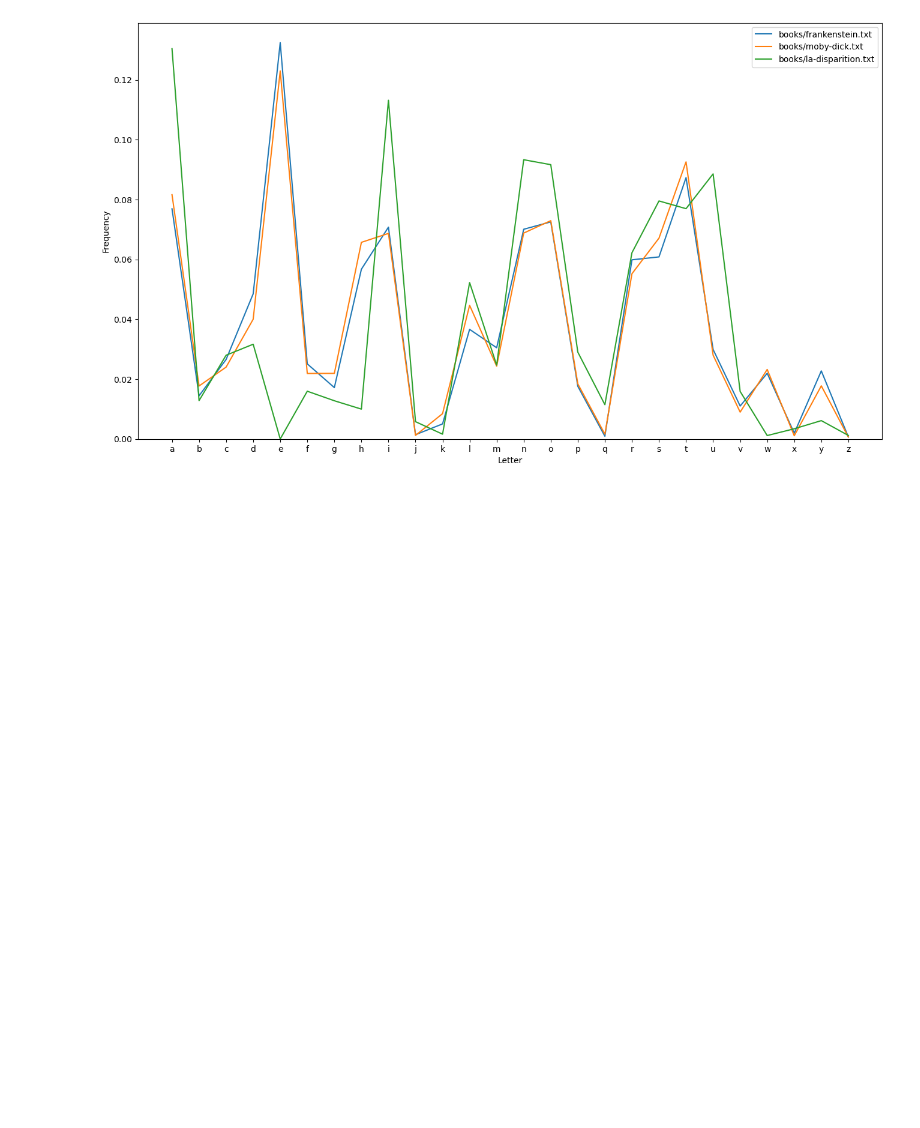
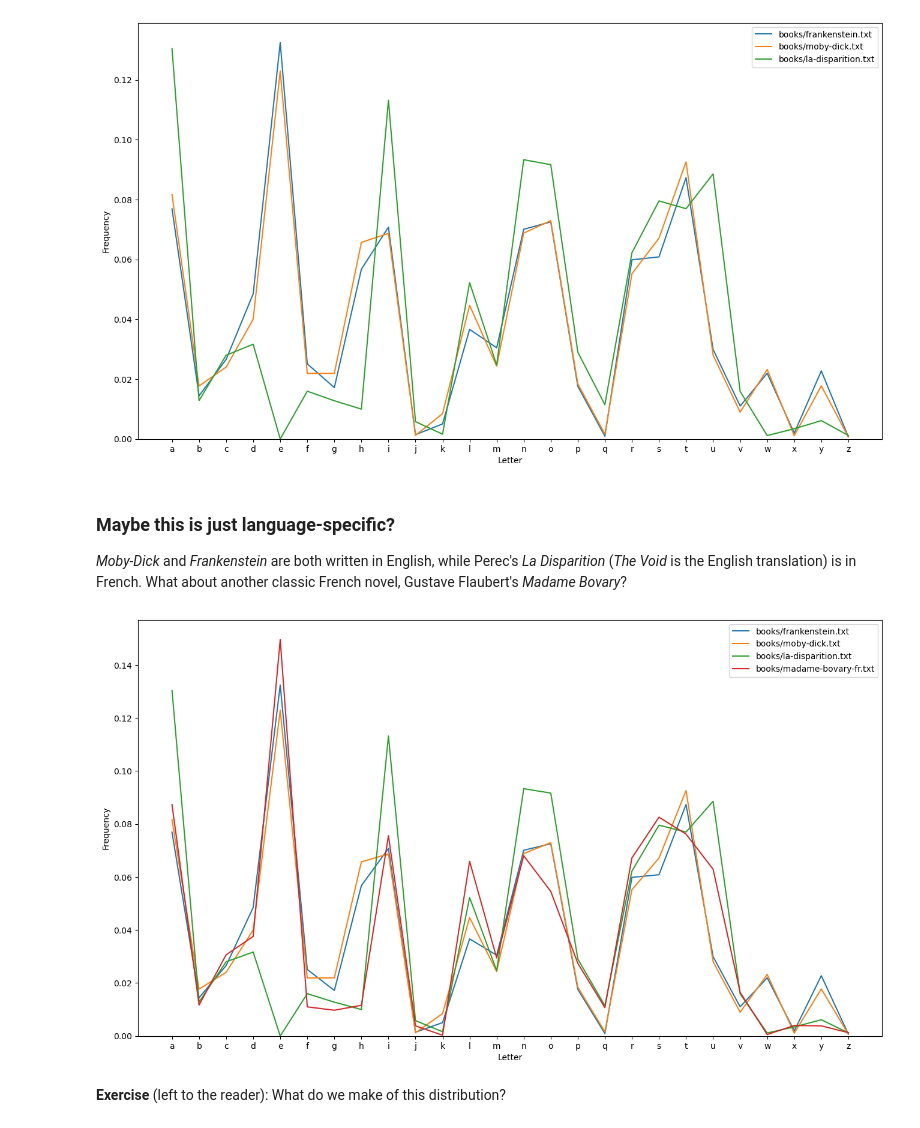
Before and after one commit to codybstrange/data-visualization-lecture, a Jupyter notebook: data-visualization.ipynb, the cells around one changed output. Drawn from its saved outputs; the diff is of its cells as text; code cells hidden in the pictures; blank space fills up the shorter version.

Commit message:
Update visualization and include Madame Bovary text

```diff
--- a/data-visualization.ipynb
+++ b/data-visualization.ipynb
@@ -202,3 +202,13 @@ books = ["books/frankenstein.txt", "books/moby-dick.txt", "books/la-disparition.
 plot_character_frequencies(books)
 # %% [output]
 [figure]
+# %% [markdown]
+### Maybe this is just language-specific?
+*Moby-Dick* and *Frankenstein* are both written in English, while Perec's *La Disparition* (*The Void* is the English translation) is in French. What about another classic French novel, Gustave Flaubert's *Madame Bovary*?
+# %%
+books = ["books/frankenstein.txt", "books/moby-dick.txt", "books/la-disparition.txt", "books/madame-bovary-fr.txt"]
+plot_character_frequencies(books)
+# %% [output]
+[figure, added]
+# %% [markdown]
+**Exercise** (left to the reader): What do we make of this distribution?
```
Also changed, not shown: 1 other file.
